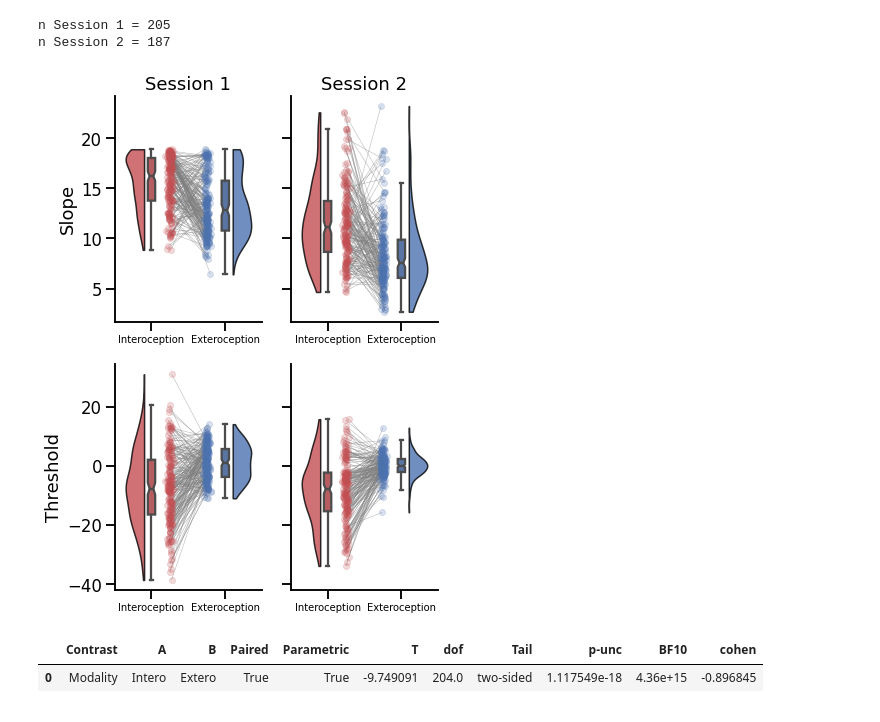
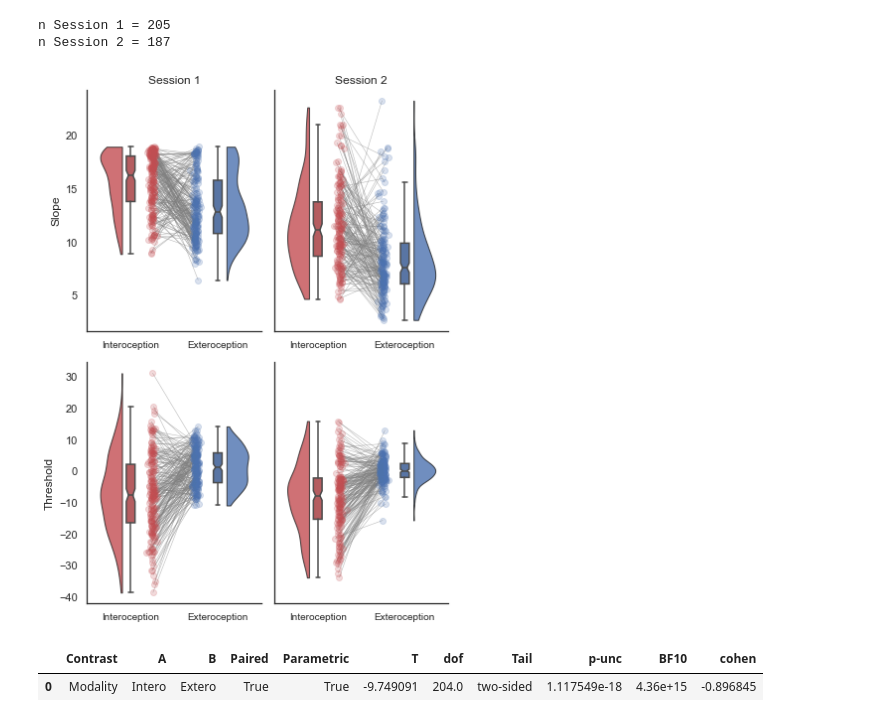
Before and after one commit to embodied-computation-group/CardioceptionPaper, a Jupyter notebook: code/2-Psychophysic.ipynb, the cells around one changed output. Drawn from its saved outputs; the diff is of its cells as text; code cells hidden in the pictures.

```diff
--- a/code/2-Psychophysic.ipynb
+++ b/code/2-Psychophysic.ipynb
@@ -31,25 +31,24 @@ print(f'n Session 2 = {behavior_df[(behavior_df.Session=="Del2") & (~behavior_df
 n Session 1 = 205
 n Session 2 = 187
 # %%
-sns.set_context('talk')
 fig, axs = plt.subplots(2, 2, figsize=(6, 8), sharey='row')
 for i, metric in enumerate(['Slope', 'Threshold']):
     for ii, session in enumerate(['Del1', 'Del2']):
         raincloud(data=behavior_df[(behavior_df.Session==session) & (~behavior_df['Slope'].isnull()) & (~behavior_df['Threshold'].isnull())], x='Modality', y=metric, ax=axs[i, ii], palette=['#c44e52', '#4c72b0'])
         labels = [item.get_text() for item in axs[i, ii].get_xticklabels()]
         labels[0] = 'Interoception'
         labels[1] = 'Exteroception'
         axs[i, ii].set_xticklabels(labels, size=10)
 
 axs[0, 0].set_title('Session 1')
 axs[0, 1].set_title('Session 2')
 axs[0, 0].set_ylabel('Slope')
 axs[1, 0].set_ylabel('Threshold')
 plt.tight_layout()
 sns.despine()
 plt.savefig(path + '/figures/Supplement1.svg', dpi=300)
 # %% [output]
-[figure, old version]
+[figure, new version]
 # %%
 pg.pairwise_ttests(data=behavior_df[behavior_df.Session=='Del1'], dv='Threshold', within='Modality', effsize='cohen')
 # %% [output]
```
Also changed, not shown: parts of 1 cell of this notebook, 3 other files.
